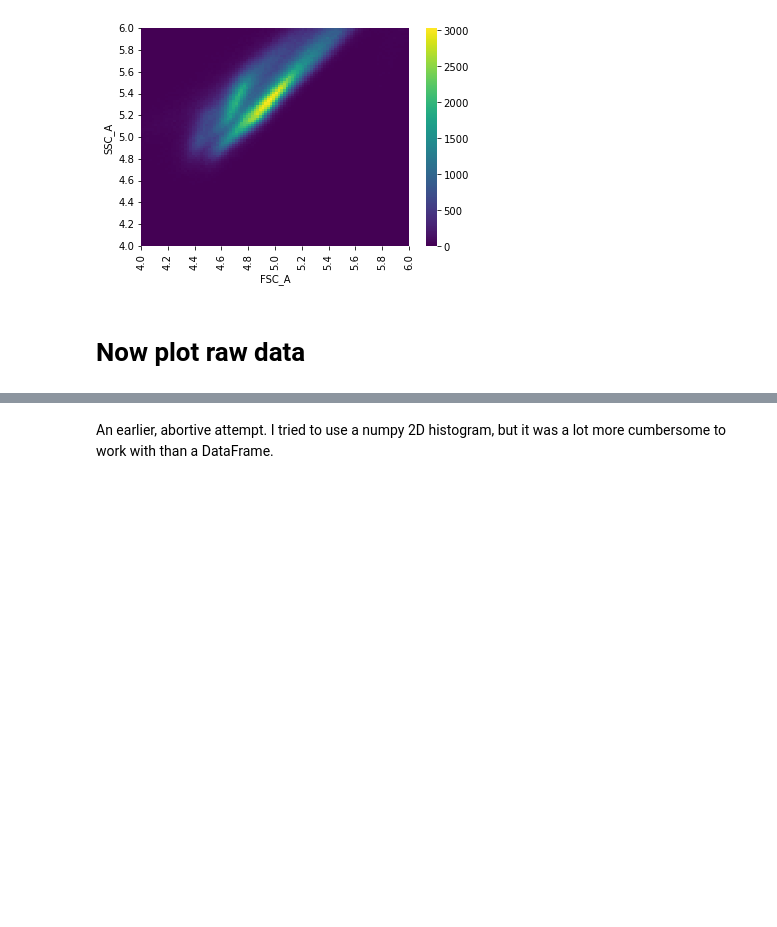
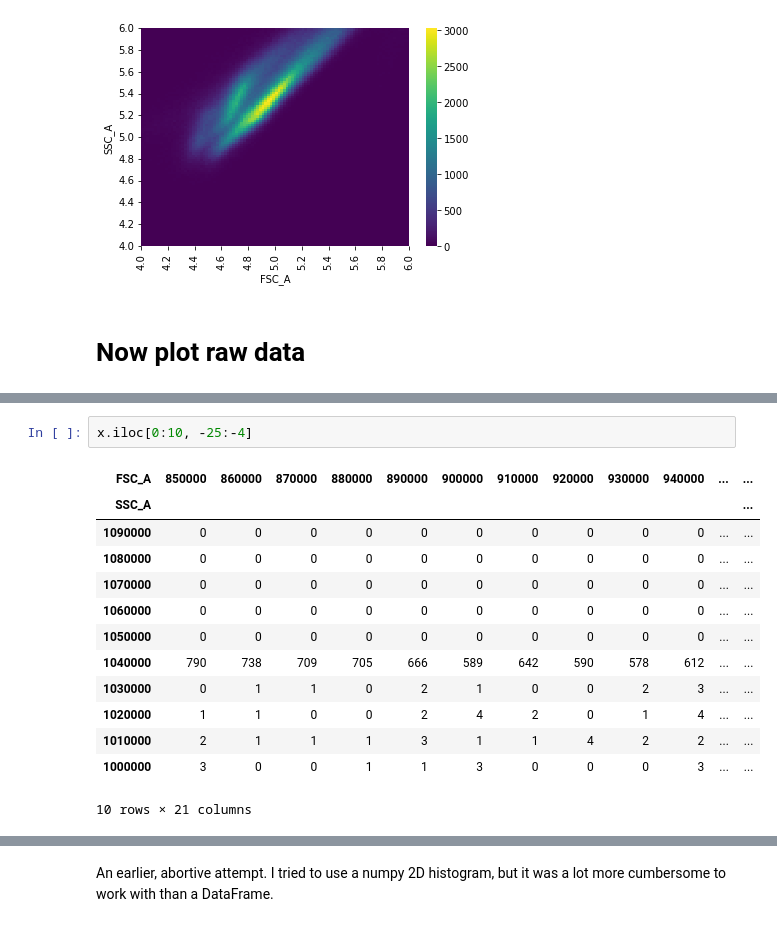
Before and after one commit to rpgoldman/replication-paper-data-analysis, a Jupyter notebook: Gating_Negative_Controls.ipynb, the cells around one changed output, grey strips where cells are left out. Cells and saved outputs as stored; diff of their text form; blank space fills up the shorter version.

```diff
--- a/Gating_Negative_Controls.ipynb
+++ b/Gating_Negative_Controls.ipynb
@@ -335,2 +350,18 @@ len(x.columns)
+# %%
+x.iloc[0:10, -25:-4]
+# %% [output]
+| FSC_A | 850000 | 860000 | 870000 | 880000 | 890000 | 900000 | 910000 | 920000 | 930000 | 940000 | ... | ... |
+| SSC_A |  |  |  |  |  |  |  |  |  |  |  | ... |
+| 1090000 | 0 | 0 | 0 | 0 | 0 | 0 | 0 | 0 | 0 | 0 | ... | ... |
+| 1080000 | 0 | 0 | 0 | 0 | 0 | 0 | 0 | 0 | 0 | 0 | ... | ... |
+| 1070000 | 0 | 0 | 0 | 0 | 0 | 0 | 0 | 0 | 0 | 0 | ... | ... |
+| 1060000 | 0 | 0 | 0 | 0 | 0 | 0 | 0 | 0 | 0 | 0 | ... | ... |
+| 1050000 | 0 | 0 | 0 | 0 | 0 | 0 | 0 | 0 | 0 | 0 | ... | ... |
+| 1040000 | 790 | 738 | 709 | 705 | 666 | 589 | 642 | 590 | 578 | 612 | ... | ... |
+| 1030000 | 0 | 1 | 1 | 0 | 2 | 1 | 0 | 0 | 2 | 3 | ... | ... |
+| 1020000 | 1 | 1 | 0 | 0 | 2 | 4 | 2 | 0 | 1 | 4 | ... | ... |
+| 1010000 | 2 | 1 | 1 | 1 | 3 | 1 | 1 | 4 | 2 | 2 | ... | ... |
+| 1000000 | 3 | 0 | 0 | 1 | 1 | 3 | 0 | 0 | 0 | 3 | ... | ... |
+10 rows × 21 columns
 # %%
 plot_helpers.make_heatmap(x, logscale=False);
```
Also changed, not shown: parts of 14 cells of this notebook, 1 other file.
